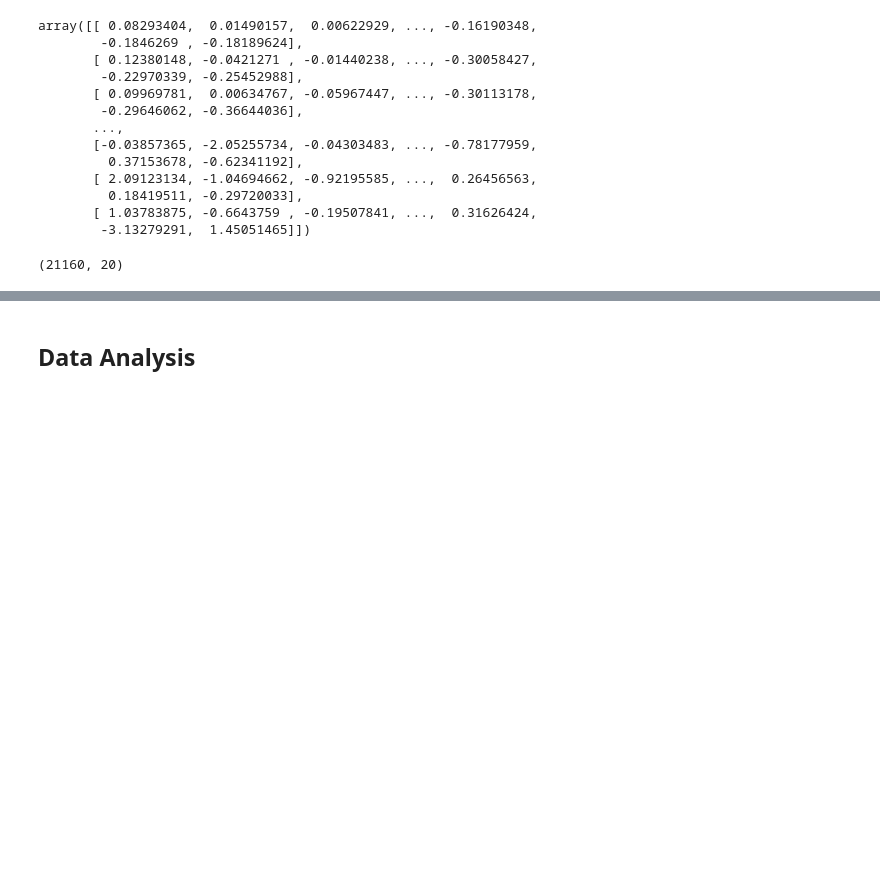
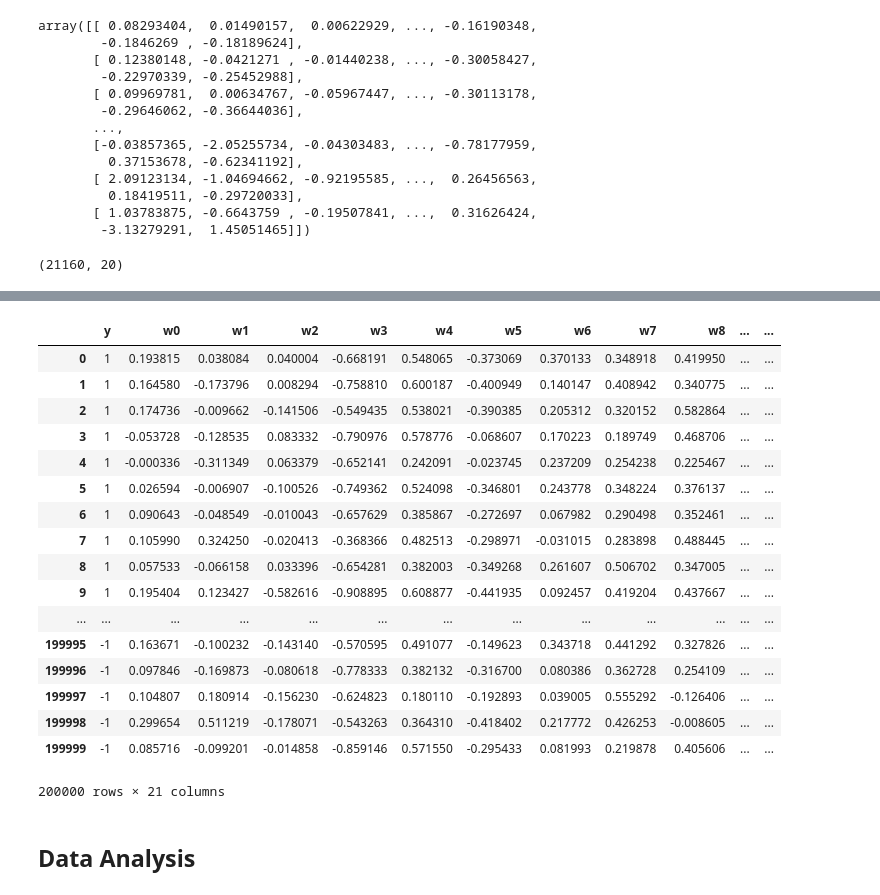
Before and after one commit to Krysis789/MLproject2, a Jupyter notebook: Notebook_Project2.ipynb, the cells around one changed output, grey strips where cells are left out. Cells and saved outputs as stored; diff of their text form; code cells hidden in the pictures; blank space fills up the shorter version.

Commit message:
first representation of train set

```diff
--- a/Notebook_Project2.ipynb
+++ b/Notebook_Project2.ipynb
@@ -184,3 +196,21 @@ array([[ 0.08293404,  0.01490157,  0.00622929, ..., -0.16190348,
 we.shape
 # %% [output]
 (21160, 20)
+# %%
+def representation(tweet):
+    acc = np.array(0)
+    n_ignored_word = 0
+    for word in tweet.split():
+        if word not in vocab.keys():
+            n_ignored_word += 1
+        else:
+            try:
+                acc = np.add(acc,we[vocab[word]])
+            except:
+                print("problem with " + word) #last word from vocab is missing in cooc
+                n_ignored_word += 1
+    n = len(tweet.split()) - n_ignored_word
+    acc = acc/n
+    return(acc)
+# %%
+train["w"] = train["Tweets"].apply(lambda x: representation(x))
@@ -186,0 +223,3 @@ we.shape
+# %%
+col = ["w" + str(k) for k in range(20)]
+col
@@ -187,3 +247,28 @@ we.shape
+# %%
+train[col] = train["w"].apply(pd.Series)
+train.drop("w",axis=1,inplace=True)
+train.drop("Tweets",axis=1,inplace=True)
+# %%
+train
+# %% [output]
+|  | y | w0 | w1 | w2 | w3 | w4 | w5 | w6 | w7 | w8 | ... | ... |
+| 0 | 1 | 0.193815 | 0.038084 | 0.040004 | -0.668191 | 0.548065 | -0.373069 | 0.370133 | 0.348918 | 0.419950 | ... | ... |
+| 1 | 1 | 0.164580 | -0.173796 | 0.008294 | -0.758810 | 0.600187 | -0.400949 | 0.140147 | 0.408942 | 0.340775 | ... | ... |
+| 2 | 1 | 0.174736 | -0.009662 | -0.141506 | -0.549435 | 0.538021 | -0.390385 | 0.205312 | 0.320152 | 0.582864 | ... | ... |
+| 3 | 1 | -0.053728 | -0.128535 | 0.083332 | -0.790976 | 0.578776 | -0.068607 | 0.170223 | 0.189749 | 0.468706 | ... | ... |
+| 4 | 1 | -0.000336 | -0.311349 | 0.063379 | -0.652141 | 0.242091 | -0.023745 | 0.237209 | 0.254238 | 0.225467 | ... | ... |
+| 5 | 1 | 0.026594 | -0.006907 | -0.100526 | -0.749362 | 0.524098 | -0.346801 | 0.243778 | 0.348224 | 0.376137 | ... | ... |
+| 6 | 1 | 0.090643 | -0.048549 | -0.010043 | -0.657629 | 0.385867 | -0.272697 | 0.067982 | 0.290498 | 0.352461 | ... | ... |
+| 7 | 1 | 0.105990 | 0.324250 | -0.020413 | -0.368366 | 0.482513 | -0.298971 | -0.031015 | 0.283898 | 0.488445 | ... | ... |
+| 8 | 1 | 0.057533 | -0.066158 | 0.033396 | -0.654281 | 0.382003 | -0.349268 | 0.261607 | 0.506702 | 0.347005 | ... | ... |
+| 9 | 1 | 0.195404 | 0.123427 | -0.582616 | -0.908895 | 0.608877 | -0.441935 | 0.092457 | 0.419204 | 0.437667 | ... | ... |
+| ... | ... | ... | ... | ... | ... | ... | ... | ... | ... | ... | ... | ... |
+| 199995 | -1 | 0.163671 | -0.100232 | -0.143140 | -0.570595 | 0.491077 | -0.149623 | 0.343718 | 0.441292 | 0.327826 | ... | ... |
+| 199996 | -1 | 0.097846 | -0.169873 | -0.080618 | -0.778333 | 0.382132 | -0.316700 | 0.080386 | 0.362728 | 0.254109 | ... | ... |
+| 199997 | -1 | 0.104807 | 0.180914 | -0.156230 | -0.624823 | 0.180110 | -0.192893 | 0.039005 | 0.555292 | -0.126406 | ... | ... |
+| 199998 | -1 | 0.299654 | 0.511219 | -0.178071 | -0.543263 | 0.364310 | -0.418402 | 0.217772 | 0.426253 | -0.008605 | ... | ... |
+| 199999 | -1 | 0.085716 | -0.099201 | -0.014858 | -0.859146 | 0.571550 | -0.295433 | 0.081993 | 0.219878 | 0.405606 | ... | ... |
+200000 rows × 21 columns
 # %% [markdown]
 ## Data Analysis
 # %% [markdown]
```
Also changed, not shown: parts of 5 cells of this notebook.
